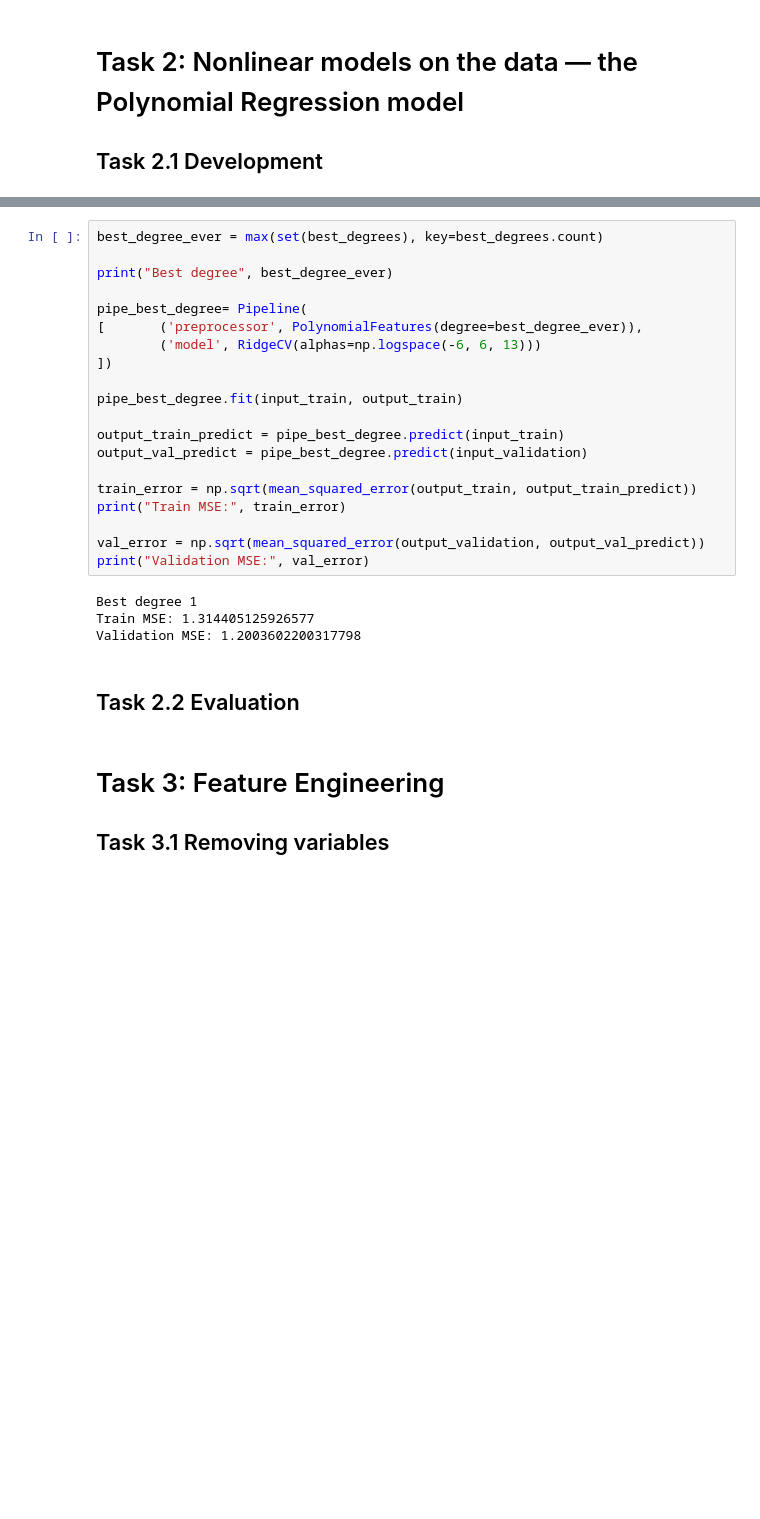
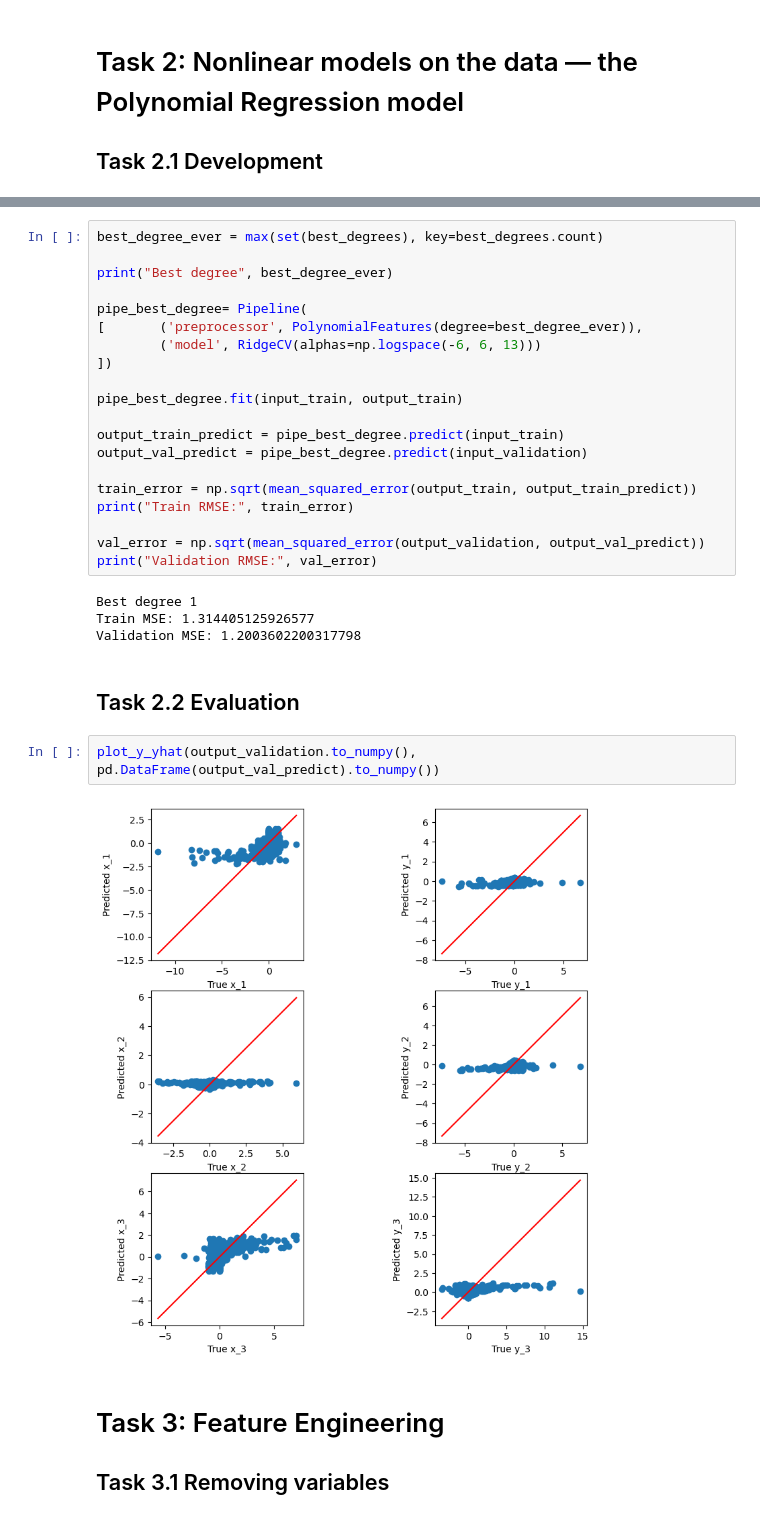
Before and after one commit to AgnJed/ML_the_3-body_problem, a Jupyter notebook: machine-learning-nova-1.ipynb, the cells around one changed output, grey strips where cells are left out. Drawn from its saved outputs; the diff is of its cells as text; blank space fills up the shorter version.

```diff
--- a/machine-learning-nova-1.ipynb
+++ b/machine-learning-nova-1.ipynb
@@ -377,16 +400,20 @@ output_train_predict = pipe_best_degree.predict(input_train)
 output_val_predict = pipe_best_degree.predict(input_validation)
 
 train_error = np.sqrt(mean_squared_error(output_train, output_train_predict))
-print("Train MSE:", train_error)
+print("Train RMSE:", train_error)
 
 val_error = np.sqrt(mean_squared_error(output_validation, output_val_predict))
-print("Validation MSE:", val_error)
+print("Validation RMSE:", val_error)
 # %% [output]
 Best degree 1
 Train MSE: 1.314405125926577
 Validation MSE: 1.2003602200317798
 # %% [markdown]
 ## Task 2.2 Evaluation
+# %%
+plot_y_yhat(output_validation.to_numpy(), pd.DataFrame(output_val_predict).to_numpy())
+# %% [output]
+[figure, added]
 # %% [markdown]
 # Task 3: Feature Engineering
 ## Task 3.1 Removing variables
```
Also changed, not shown: parts of 9 cells of this notebook, 4 other files.
